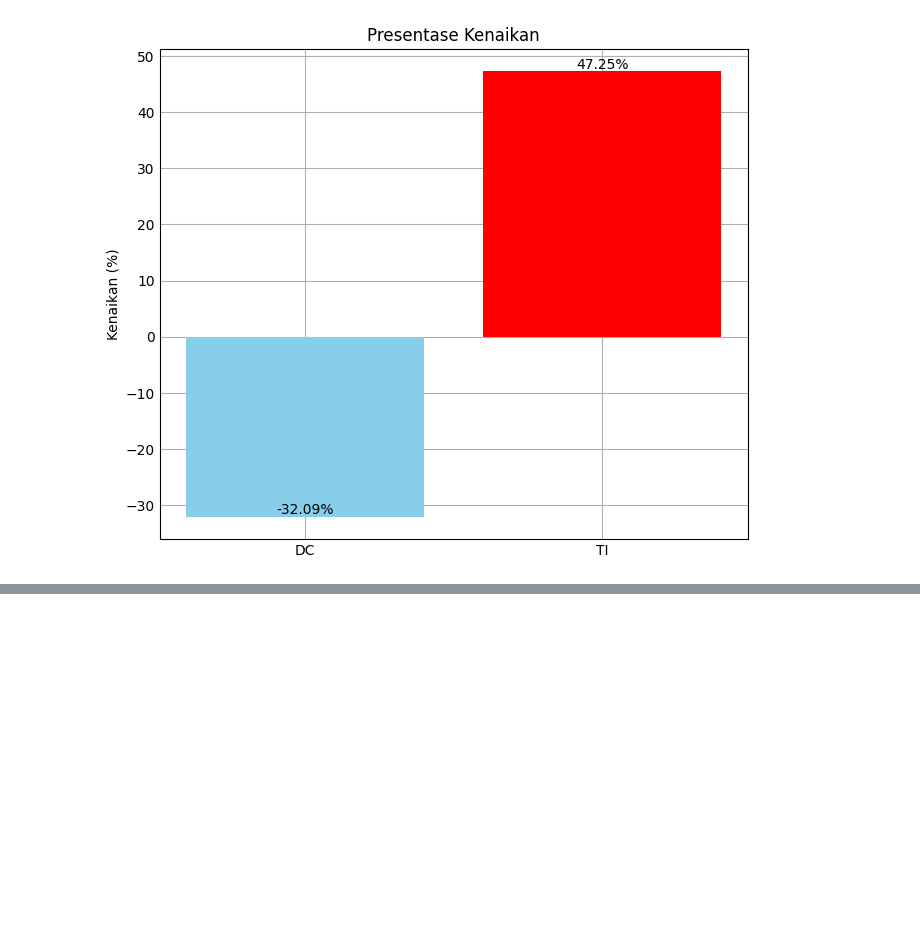
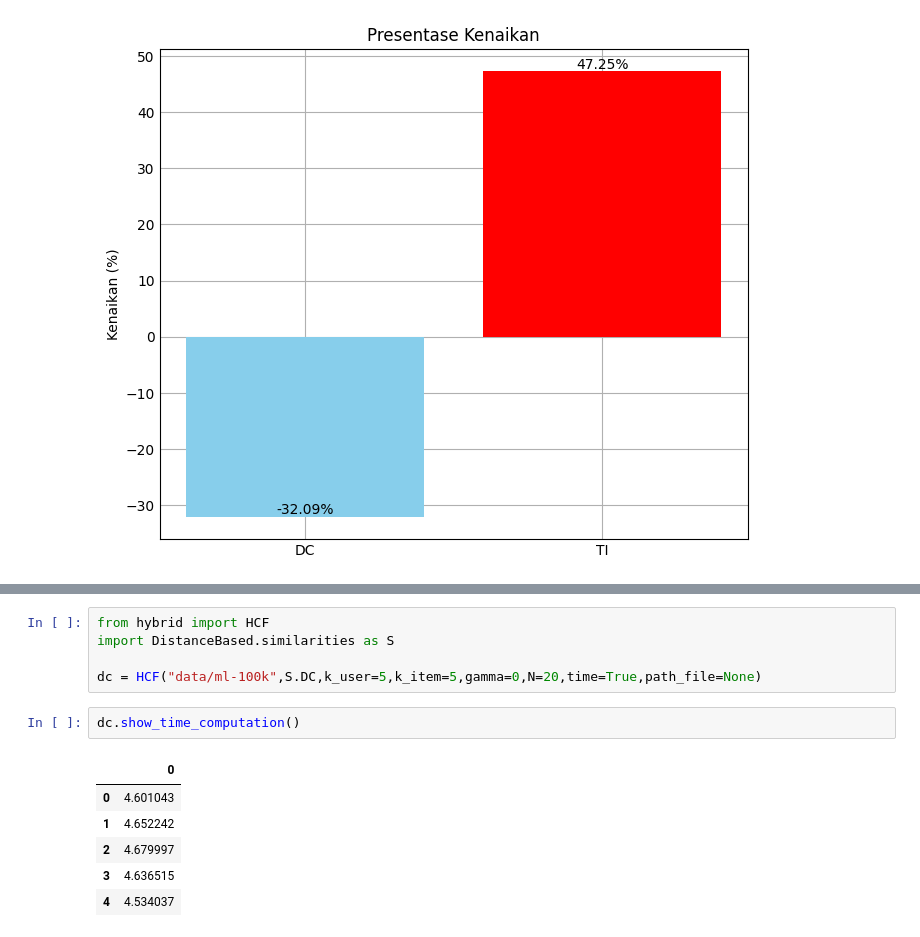
Before and after one commit to DimasDliyaurR/Hybrid-Collaborative-Filtering-HCF, a Jupyter notebook: main.ipynb, the cells around one changed output, grey strips where cells are left out. Cells and saved outputs as stored; diff of their text form; blank space fills up the shorter version.

```diff
--- a/main.ipynb
+++ b/main.ipynb
@@ -2362,0 +2379,14 @@ terbaik DC : NDCG@20 = 0.03243433062960003
+# %%
+from hybrid import HCF
+import DistanceBased.similarities as S
+
+dc = HCF("data/ml-100k",S.DC,k_user=5,k_item=5,gamma=0,N=20,time=True,path_file=None)
+# %%
+dc.show_time_computation()
+# %% [output]
+|  | 0 |
+| 0 | 4.601043 |
+| 1 | 4.652242 |
+| 2 | 4.679997 |
+| 3 | 4.636515 |
+| 4 | 4.534037 |
```
Also changed, not shown: parts of 3 cells of this notebook, 4 other files.
